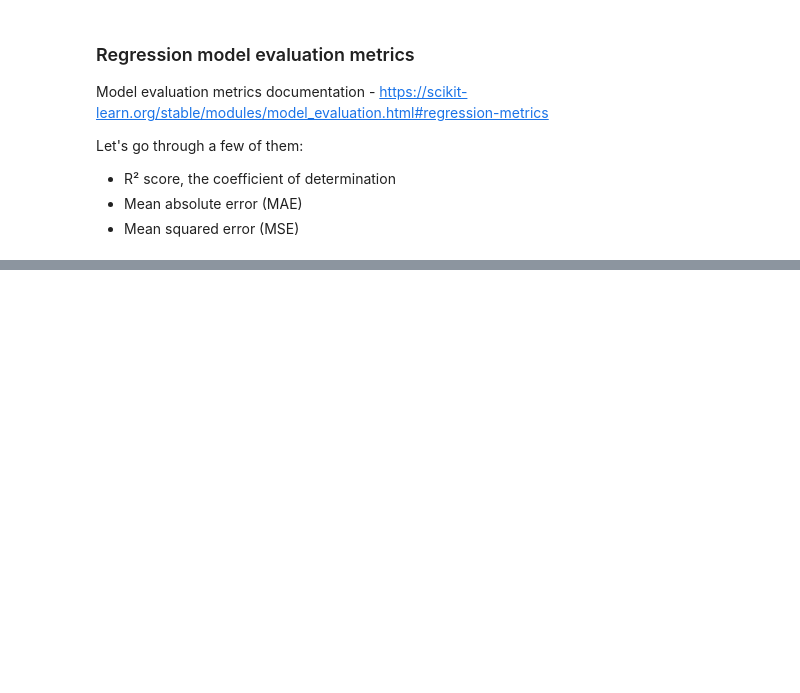
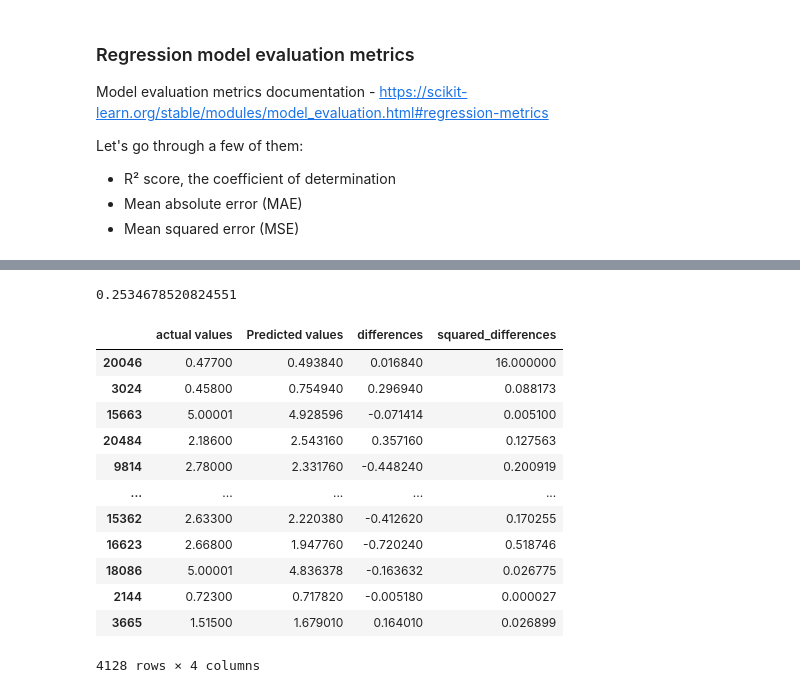
Before and after one commit to YisakT/Machine-Learning-Resources-, a Jupyter notebook: Introduction_to_scikit _learn.ipynb, the cells around one changed output, grey strips where cells are left out. Cells and saved outputs as stored; diff of their text form; code cells hidden in the pictures; blank space fills up the shorter version.

Commit message:
Mean Squared error

```diff
--- a/Introduction_to_scikit _learn.ipynb
+++ b/Introduction_to_scikit _learn.ipynb
@@ -1747,0 +2230,3 @@ print(mean_absolute_error)  # Print the calculated MAE.
+# %%
+df["squared_differences"] = np.square(df["differences"])
+df.head()
@@ -1747,0 +2240,32 @@ print(mean_absolute_error)  # Print the calculated MAE.
+# %%
+# Calculate Mean Squared Error (MSE) Manually
+# 1. Square the differences: This step computes the square of each difference between
+#    actual and predicted values. Squaring the differences serves to eliminate negative
+#    values and emphasize larger errors.
+squared = np.square(df["differences"])
+# 2. Calculate the mean of squared differences: The final step averages these squared
+#    differences to obtain the MSE. MSE provides a measure of the model's performance
+#    by quantifying the average squared deviation from the actual values, highlighting
+#    the accuracy of predictions.
+squared.mean()
+# %% [output]
+0.2534678520824551
+# %%
+df_large_error = df.copy()
+df_large_error.iloc[0]["squared_differences"]= 16
+# %%
+df_large_error
+# %% [output]
+|  | actual values | Predicted values | differences | squared_differences |
+| 20046 | 0.47700 | 0.493840 | 0.016840 | 16.000000 |
+| 3024 | 0.45800 | 0.754940 | 0.296940 | 0.088173 |
+| 15663 | 5.00001 | 4.928596 | -0.071414 | 0.005100 |
+| 20484 | 2.18600 | 2.543160 | 0.357160 | 0.127563 |
+| 9814 | 2.78000 | 2.331760 | -0.448240 | 0.200919 |
+| ... | ... | ... | ... | ... |
+| 15362 | 2.63300 | 2.220380 | -0.412620 | 0.170255 |
+| 16623 | 2.66800 | 1.947760 | -0.720240 | 0.518746 |
+| 18086 | 5.00001 | 4.836378 | -0.163632 | 0.026775 |
+| 2144 | 0.72300 | 0.717820 | -0.005180 | 0.000027 |
+| 3665 | 1.51500 | 1.679010 | 0.164010 | 0.026899 |
+4128 rows × 4 columns
```
Also changed, not shown: parts of 86 cells of this notebook.
